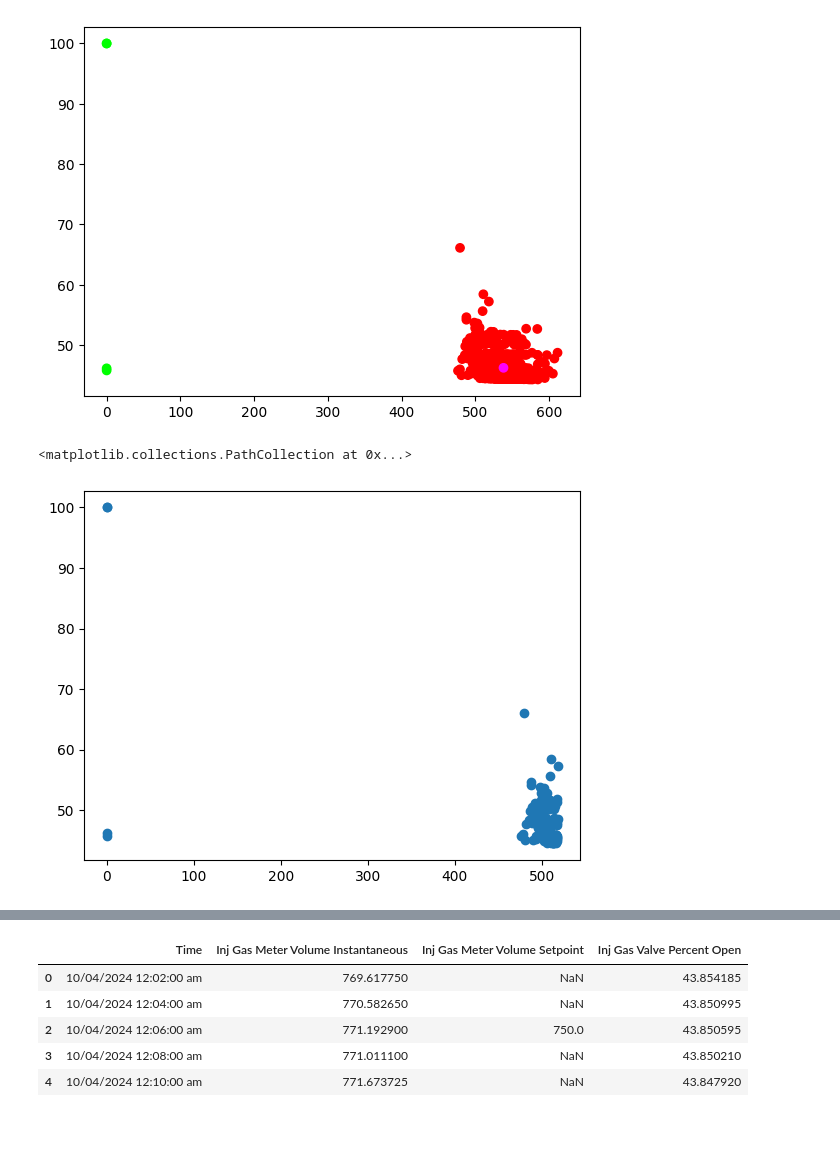
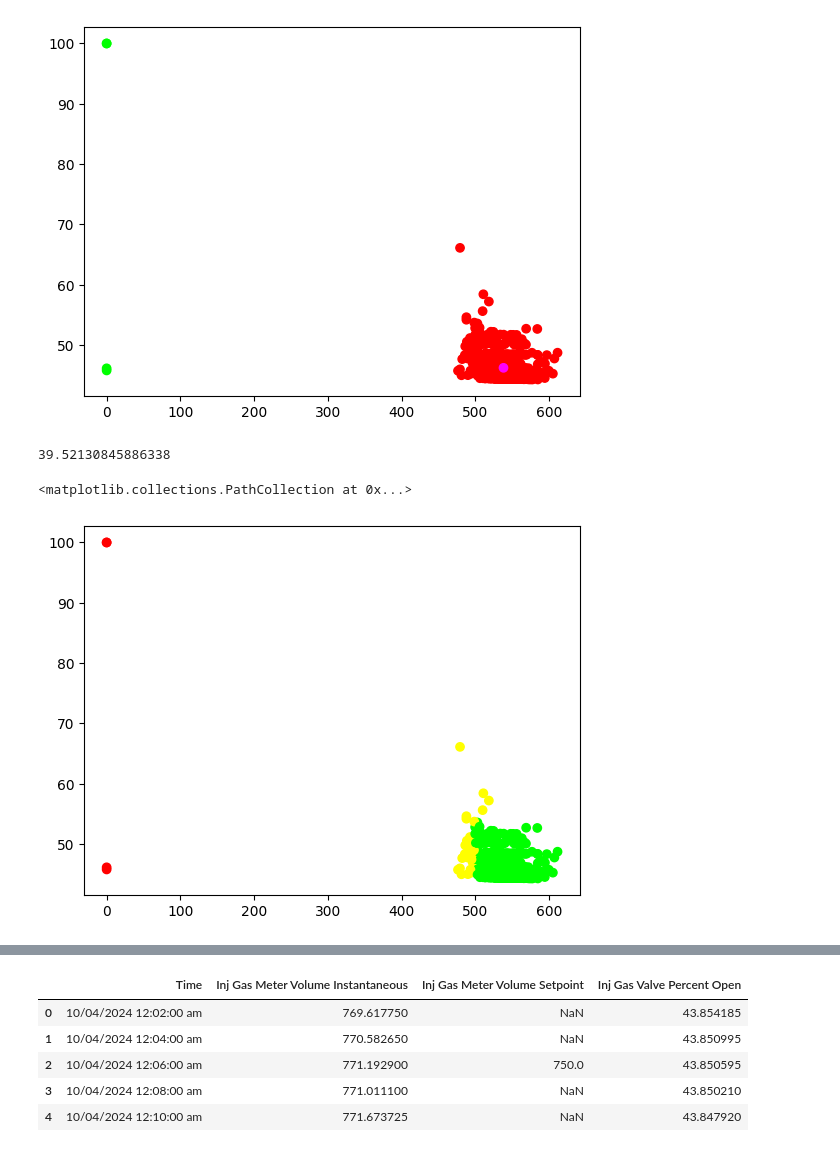
Before and after one commit to MagnusChase03/PFAD, a Jupyter notebook: api/Preproccess.ipynb, the cells around one changed output, grey strips where cells are left out. Cells and saved outputs as stored; diff of their text form; code cells hidden in the pictures.

```diff
--- a/api/Preproccess.ipynb
+++ b/api/Preproccess.ipynb
@@ -414,33 +422,49 @@ plt.scatter(X, y, c=colors)
 <matplotlib.collections.PathCollection at 0x...>
 [figure]
 # %%
-threshold = 100000
-
 center_x = kmeans.cluster_centers_[0][0]
 center_y = kmeans.cluster_centers_[0][1]
 
-for k in range(0, 1):
-    total = 0
-    count = 0
-    for i in range(0, len(X)):
-        point = [X[i].item(), y[i].item()]
-        pred = kmeans.predict([point]).item()
-        distance = math.sqrt((point[0] - center_x) ** 2 + (point[1] - center_y) ** 2)
-        if pred == 0 and distance < threshold:
-            total += distance
-            count += 1
-    threshold = total / count
+total = 0
+count = 0
+for i in range(0, len(X)):
+    point = [X[i].item(), y[i].item()]
+    pred = kmeans.predict([point]).item()
+    distance = math.sqrt((point[0] - center_x) ** 2 + (point[1] - center_y) ** 2)
+    if pred == 0:
+        total += distance
+        count += 1
+threshold = total / count
+threshold *= 2
+
+print(threshold)
+error_threshold = 4 * threshold
+# %% [output]
+39.52130845886338
 # %%
 X_concern = []
 y_concern = []
+colors = []
 
+df["Issue"] = 0
 for i in range(0, len(X)):
     point = [X[i].item(), y[i].item()]
-    if point[0] < center_x - threshold or point[1] > center_y + threshold:
+    if point[0] < center_x - error_threshold or point[1] > center_y + error_threshold / 5:
         X_concern.append(point[0])
         y_concern.append(point[1])
+        colors.append("#FF0000")
+        df.iloc[i, 4] = 2.0
+    elif point[0] < center_x - threshold or point[1] > center_y + threshold / 5:
+        X_concern.append(point[0])
+        y_concern.append(point[1])
+        colors.append("#FFFF00")
+        df.iloc[i, 4] = 1.0
+    else:
+        X_concern.append(point[0])
+        y_concern.append(point[1])
+        colors.append("#00FF00")
 
-plt.scatter(X_concern, y_concern)
+plt.scatter(X_concern, y_concern, c=colors)
 # %% [output]
 <matplotlib.collections.PathCollection at 0x...>
-[figure, old version]
+[figure, new version]
```
Also changed, not shown: parts of 20 cells of this notebook, 5 other files.
